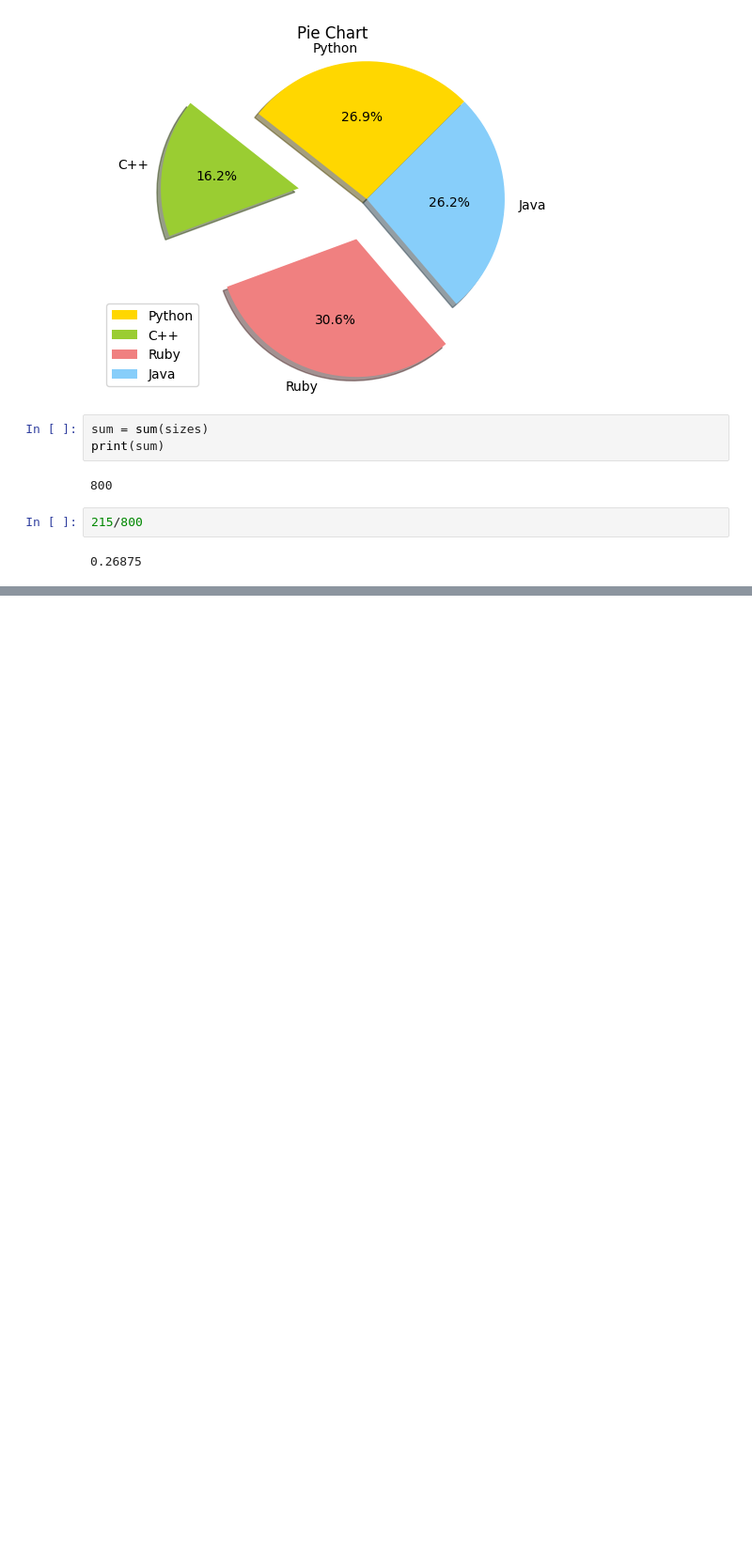
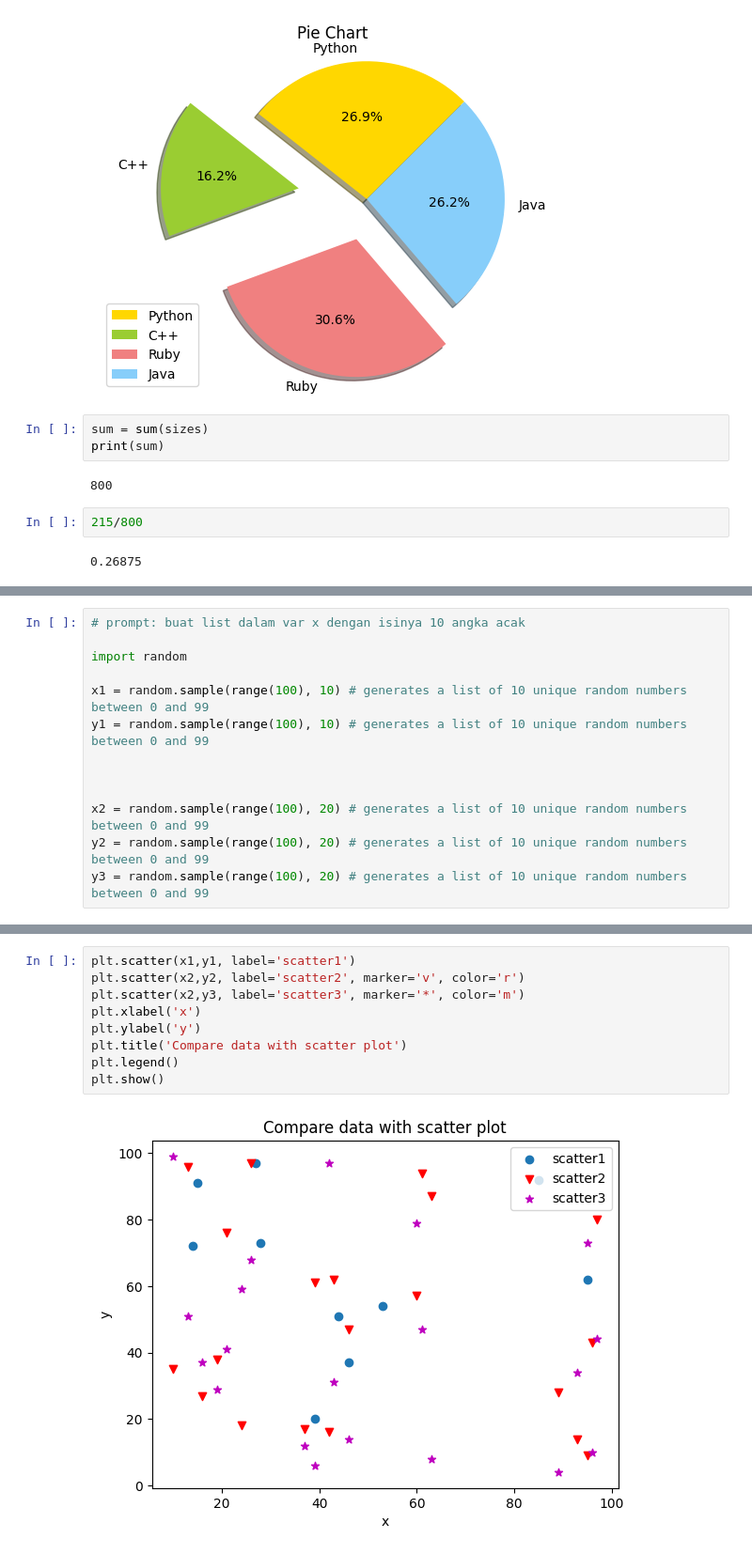
Before and after one commit to rjrizani/dataVisualization, a Jupyter notebook: draw_plot_using_matplotlib.ipynb, the cells around one changed output, grey strips where cells are left out. Shown at 94% size. Cells and saved outputs as stored; diff of their text form; blank space fills up the shorter version.

```diff
--- a/draw_plot_using_matplotlib.ipynb
+++ b/draw_plot_using_matplotlib.ipynb
@@ -146,0 +203,13 @@ print(sum)
+# %%
+# prompt: buat list dalam var x dengan isinya 10 angka acak
+
+import random
+
+x1 = random.sample(range(100), 10) # generates a list of 10 unique random numbers between 0 and 99
+y1 = random.sample(range(100), 10) # generates a list of 10 unique random numbers between 0 and 99
+
+
+
+x2 = random.sample(range(100), 20) # generates a list of 10 unique random numbers between 0 and 99
+y2 = random.sample(range(100), 20) # generates a list of 10 unique random numbers between 0 and 99
+y3 = random.sample(range(100), 20) # generates a list of 10 unique random numbers between 0 and 99
@@ -146,0 +228,11 @@ print(sum)
+# %%
+plt.scatter(x1,y1, label='scatter1')
+plt.scatter(x2,y2, label='scatter2', marker='v', color='r')
+plt.scatter(x2,y3, label='scatter3', marker='*', color='m')
+plt.xlabel('x')
+plt.ylabel('y')
+plt.title('Compare data with scatter plot')
+plt.legend()
+plt.show()
+# %% [output]
+[figure, added]
```
Also changed, not shown: parts of 12 cells of this notebook.
